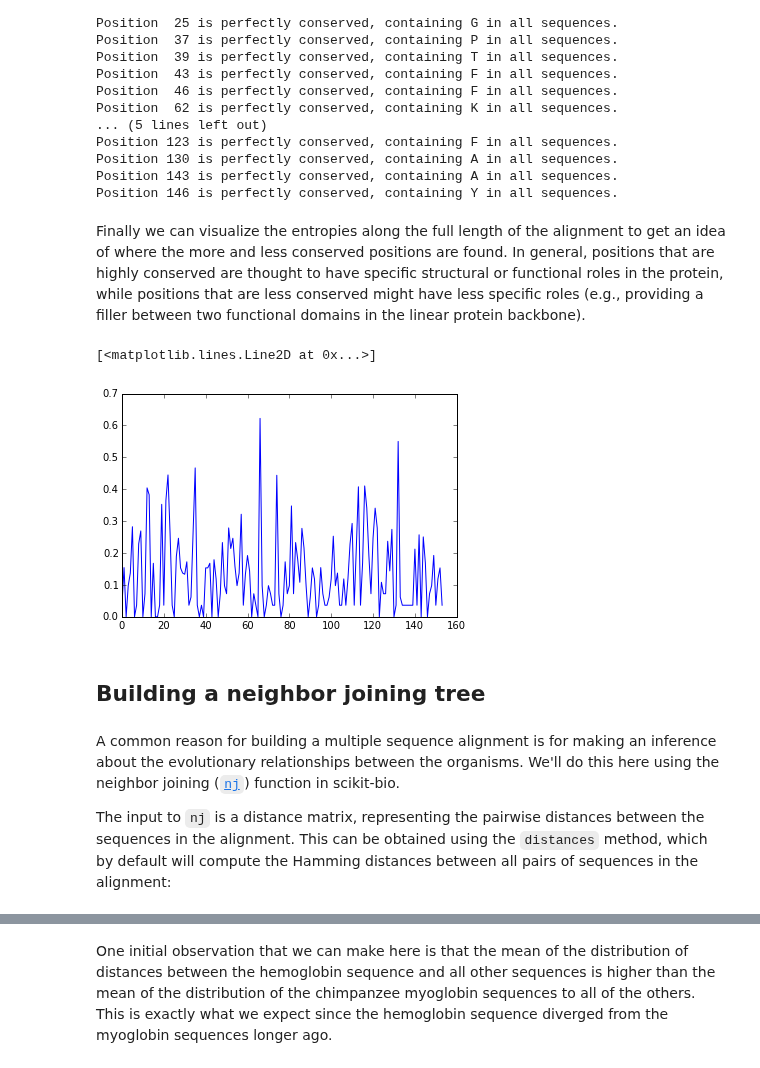
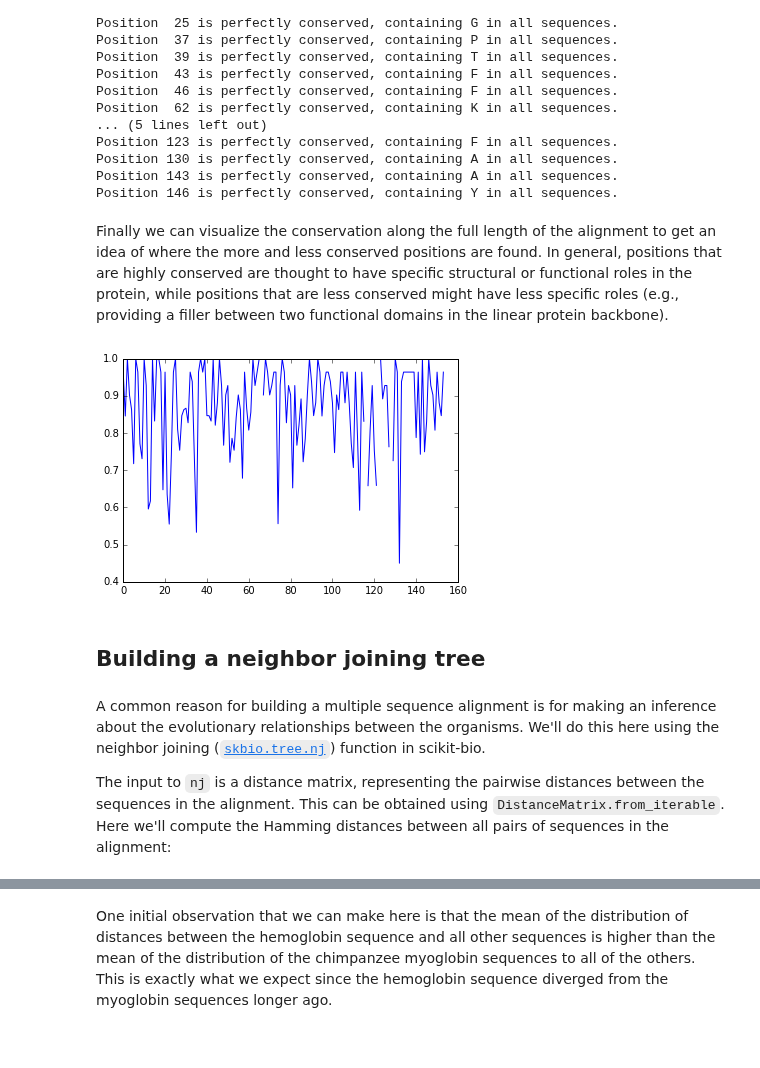
Before and after one commit to scikit-bio/scikit-bio-cookbook, a Jupyter notebook: Alignments and phylogenetic reconstruction.ipynb, the cells around one changed output, grey strips where cells are left out. Saved outputs shown, nothing was run; the diff lists cells and outputs as text; code cells hidden in the pictures.

Commit message:
ENH: update remaining recipes to scikit-bio 0.5.0
Also updated Index notebook and readme.

```diff
--- a/Alignments and phylogenetic reconstruction.ipynb
+++ b/Alignments and phylogenetic reconstruction.ipynb
@@ -7,9 +7,10 @@ First, we'll prepare our environment and load our myoglobin alignment into a [sc
 # %%
 %matplotlib inline
 
-from skbio import Alignment, Protein
+from skbio import TabularMSA, Protein
 
-aln = Alignment.read('data/globin-aln.fasta', constructor=Protein)
+msa = TabularMSA.read('data/globin-aln.fasta', constructor=Protein)
+msa.reassign_index(minter='id')
 # %% [markdown]
 ## Exploring a sequence alignment
 # %% [markdown]
@@ -80,0 +63,2 @@ entropies[:10]
+# %%
+positional_conservation = msa.conservation(metric='inverse_shannon_uncertainty', degenerate_mode='nan', gap_mode='include')
@@ -128,19 +111,18 @@ Position 130 is perfectly conserved, containing A in all sequences.
 Position 143 is perfectly conserved, containing A in all sequences.
 Position 146 is perfectly conserved, containing Y in all sequences.
 # %% [markdown]
-Finally we can visualize the entropies along the full length of the alignment to get an idea of where the more and less conserved positions are found. In general, positions that are highly conserved are thought to have specific structural or functional roles in the protein, while positions that are less conserved might have less specific roles (e.g., providing a filler between two functional domains in the linear protein backbone).
+Finally we can visualize the conservation along the full length of the alignment to get an idea of where the more and less conserved positions are found. In general, positions that are highly conserved are thought to have specific structural or functional roles in the protein, while positions that are less conserved might have less specific roles (e.g., providing a filler between two functional domains in the linear protein backbone).
 # %%
 from pylab import figure
 
 fig = figure()
 ax = fig.add_subplot(111)
-ax.plot(range(len(entropies)), entropies, '-')
+_ = ax.plot(range(len(positional_conservation)), positional_conservation, '-')
 # %% [output]
-[<matplotlib.lines.Line2D at 0x...>]
-[figure, old version]
+[figure, new version]
 # %% [markdown]
 ## Building a neighbor joining tree
 # %% [markdown]
-A common reason for building a multiple sequence alignment is for making an inference about the evolutionary relationships between the organisms. We'll do this here using the neighbor joining ([``nj``](http://scikit-bio.org/docs/latest/generated/skbio.tree.nj.html)) function in scikit-bio.
+A common reason for building a multiple sequence alignment is for making an inference about the evolutionary relationships between the organisms. We'll do this here using the neighbor joining ([``skbio.tree.nj``](http://scikit-bio.org/docs/0.5.0/generated/skbio.tree.nj.html)) function in scikit-bio.
 
-The input to ``nj`` is a distance matrix, representing the pairwise distances between the sequences in the alignment. This can be obtained using the ``distances`` method, which by default will compute the Hamming distances between all pairs of sequences in the alignment:
+The input to ``nj`` is a distance matrix, representing the pairwise distances between the sequences in the alignment. This can be obtained using ``DistanceMatrix.from_iterable``. Here we'll compute the Hamming distances between all pairs of sequences in the alignment:
```
Also changed, not shown: parts of 37 cells of this notebook, 16 other files.
